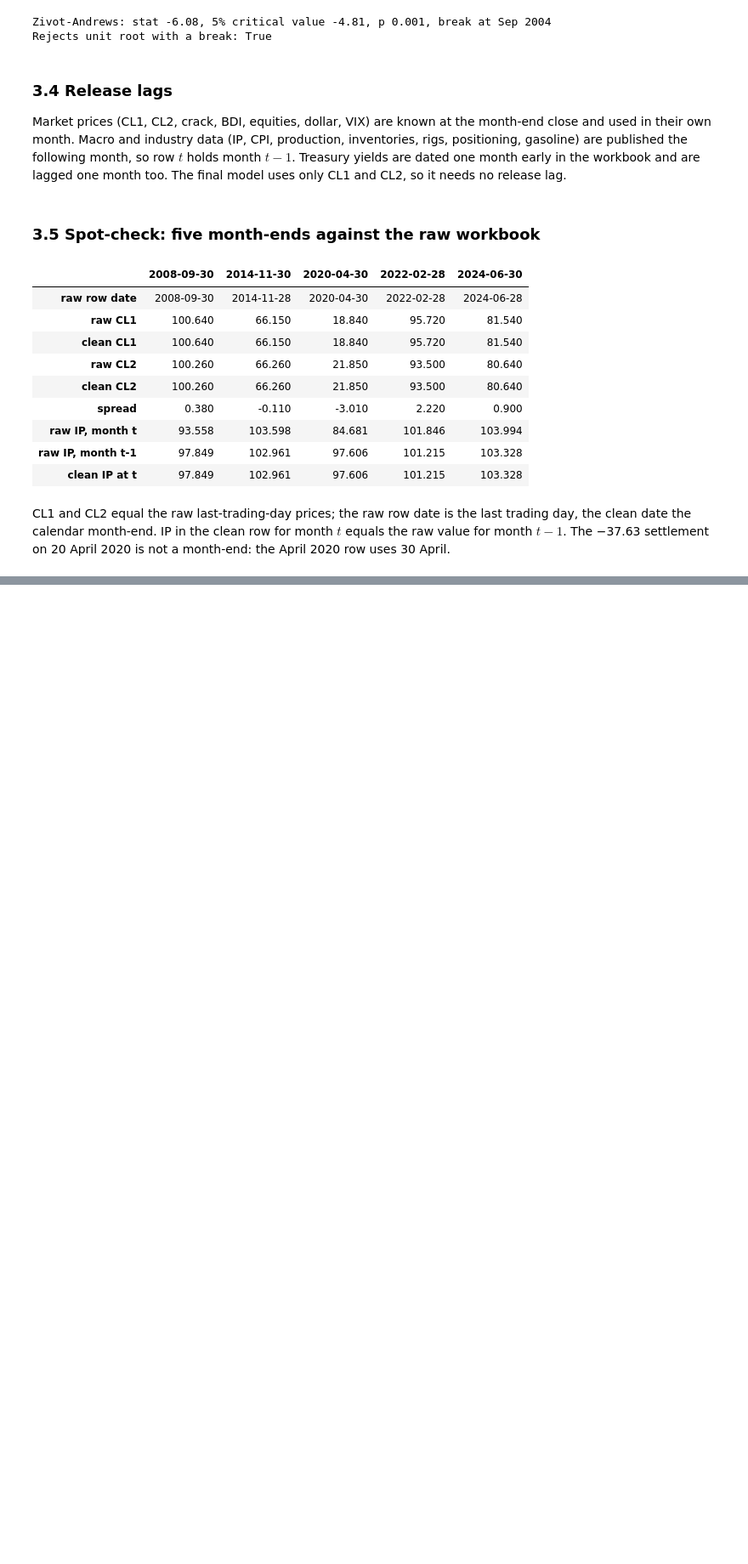
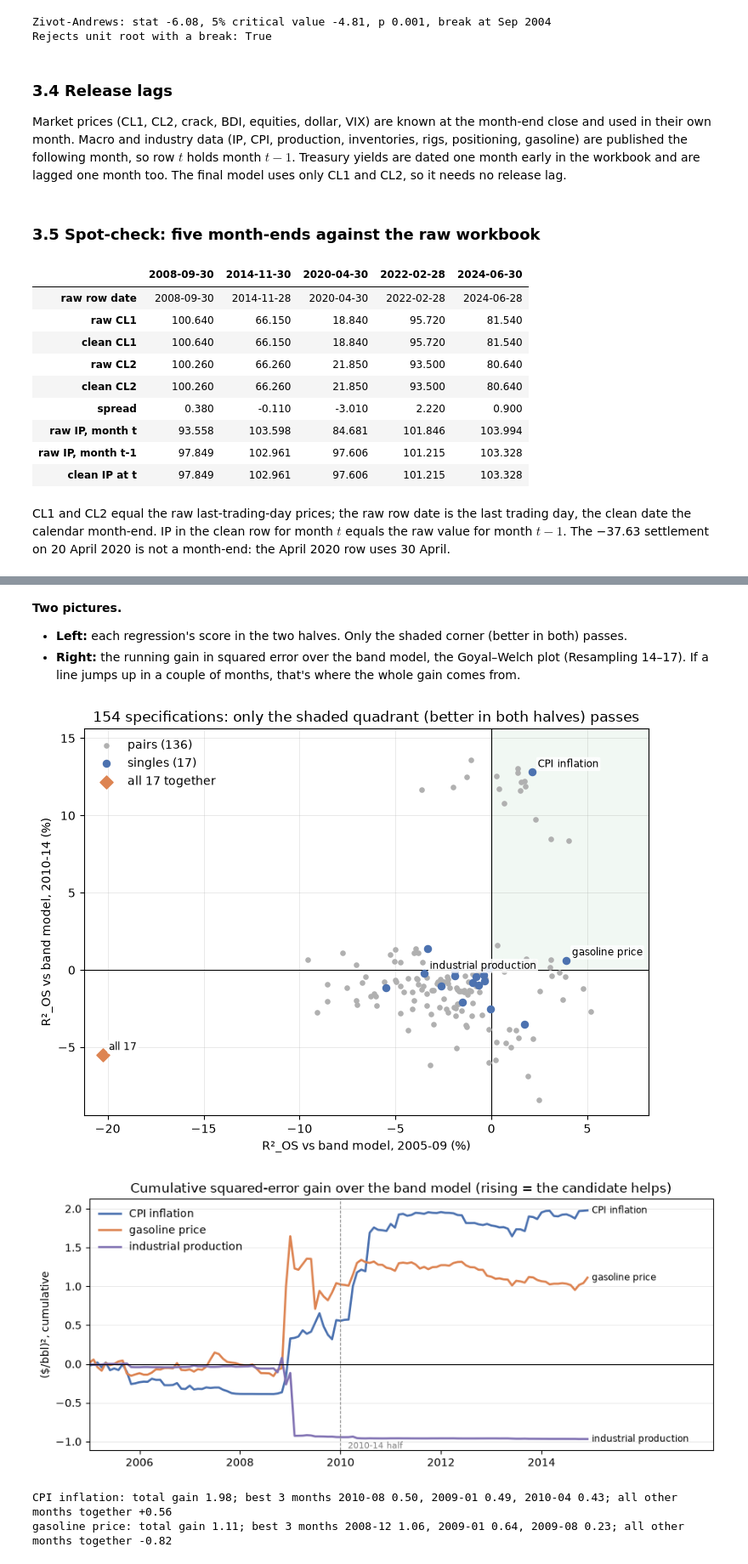
Before and after one commit to Adkid-Zephyr/fe-oil-group-work, a Jupyter notebook: oil-forecasting.ipynb, the cells around one changed output, grey strips where cells are left out. Shown at 85% size. Cells and saved outputs as stored; diff of their text form; code cells hidden in the pictures; blank space fills up the shorter version.

Commit message:
predictor explanation and diagnostics
Co-Authored-By: Claude Opus 5.5 <noreply@anthropic.com>

```diff
--- a/oil-forecasting.ipynb
+++ b/oil-forecasting.ipynb
@@ -629,0 +1035,16 @@ CL1 and CL2 equal the raw last-trading-day prices; the raw row date is the last
+# %%
+# The 17 singles (R²_OS in %, against the band model)
+R2_COLS = ["R²_OS 2005-14", "R²_OS 2005-09", "R²_OS 2010-14"]
+singles = grid[grid["kind"] == "single"].drop(columns="kind")
+singles.insert(0, "expected sign (4.1)", CANDIDATES["expected sign"])
+pairs = grid[grid["kind"] == "pair"]
+passing_singles = set(singles.index[singles["passes"]])
+members = {p: p.split(" + ") for p in pairs.index}
+new_pass = [p for p in pairs.index[pairs["passes"]] if not set(members[p]) & passing_singles]
+beats_members = [p for p in pairs.index if all(pairs.loc[p, h] > grid.loc[c, h] for c in members[p] for h in R2_COLS[1:])]
+yv4 = df4["y"].values
+view = singles[["expected sign (4.1)", *R2_COLS, "passes", "in-sample sign(s)", "F p (classic)", "Wald p (Newey-West)", "ΔBIC"]].copy()
+view[R2_COLS] = 100 * view[R2_COLS]
+print(f"Pairs: {int(pairs['passes'].sum())} of {len(pairs)} pass; {len(new_pass)} pass without a passing single in them; "
+      f"{len(beats_members)} beat both of their own members in both halves.")
+view.round(3)
@@ -629,0 +1072,58 @@ CL1 and CL2 equal the raw last-trading-day prices; the raw row date is the last
+# %% [markdown]
+**Two pictures.**
+- **Left:** each regression's score in the two halves. Only the shaded corner (better in both) passes.
+- **Right:** the running gain in squared error over the band model, the Goyal–Welch plot (Resampling 14–17). If a line jumps up in a couple of months, that's where the whole gain comes from.
+# %%
+# Chart 1: every specification's score in the two halves. Passing = top-right quadrant.
+fig, ax = plt.subplots(figsize=(7.5, 5.5))
+pct = 100 * grid[R2_COLS[1:]]
+ax.fill_between([0, 100], 0, 100, color="#55A868", alpha=0.08, lw=0)
+for kind, style in {"pair": dict(color="#B0B0B0", s=14, label="pairs (136)"),
+                    "single": dict(color="#4C72B0", s=34, label="singles (17)"),
+                    "all 17": dict(color="#DD8452", s=60, marker="D", label="all 17 together")}.items():
+    p = pct[grid["kind"] == kind]
+    ax.scatter(p.iloc[:, 0], p.iloc[:, 1], zorder=3, **style)
+for name in sorted(passing_singles) + ["industrial production", "all 17"]:
+    ax.annotate(name, (pct.loc[name].iloc[0], pct.loc[name].iloc[1]), xytext=(5, 4), zorder=4,
+                textcoords="offset points", fontsize=8.5,
+                bbox=dict(boxstyle="round,pad=0.15", fc="white", ec="none", alpha=0.85))
+ax.axhline(0, color="black", lw=0.8); ax.axvline(0, color="black", lw=0.8)
+lim_x = (pct.iloc[:, 0].min() - 1, pct.iloc[:, 0].max() + 3)
+lim_y = (pct.iloc[:, 1].min() - 1, pct.iloc[:, 1].max() + 2)
+ax.set_xlim(lim_x); ax.set_ylim(lim_y)
+ax.set_xlabel("R²_OS vs band model, 2005-09 (%)"); ax.set_ylabel("R²_OS vs band model, 2010-14 (%)")
+ax.set_title("154 specifications: only the shaded quadrant (better in both halves) passes")
+ax.legend(loc="upper left", frameon=False)
+ax.grid(lw=0.4, alpha=0.5); ax.set_axisbelow(True)
+fig.tight_layout(); fig.savefig(SEC4_RESULTS / "predictor_grid_halves.png", dpi=300); plt.show()
+
+# Chart 2: cumulative squared-error gain over the band model (Goyal-Welch style, Resampling 14-17)
+SHOW = sorted(passing_singles) + ["industrial production"]
+fig, ax = plt.subplots(figsize=(9, 4))
+x = pd.to_datetime(month4)
+for name, colour in zip(SHOW, ["#4C72B0", "#DD8452", "#8172B3"]):
+    cum = np.cumsum((y4 - f_bench) ** 2 - (y4 - grid_fc[name]) ** 2)
+    ax.plot(x, cum, color=colour, lw=2, label=name)
+    ax.annotate(name, (x[-1], cum[-1]), xytext=(4, 0), textcoords="offset points", va="center", fontsize=8.5)
+ax.axhline(0, color="black", lw=0.8)
+ax.axvline(pd.Timestamp("2010-01-01"), color="grey", lw=0.8, ls="--")
+ax.set_title("Cumulative squared-error gain over the band model (rising = the candidate helps)")
+ax.text(pd.Timestamp("2010-02-01"), ax.get_ylim()[0], " 2010-14 half", va="bottom", fontsize=8, color="grey")
+ax.set_ylabel(r"(\$/bbl)², cumulative")
+ax.legend(loc="upper left", frameon=False)
+ax.grid(axis="y", lw=0.4, alpha=0.5); ax.set_axisbelow(True)
+ax.set_xlim(x[0], x[-1] + pd.DateOffset(months=30))
+ax.set_xticks(pd.to_datetime([f"{yr}-01-01" for yr in range(2006, 2015, 2)]), [str(yr) for yr in range(2006, 2015, 2)])
+fig.tight_layout(); fig.savefig(SEC4_RESULTS / "predictor_grid_cumulative_gain.png", dpi=300); plt.show()
+
+# Where the two passing singles' gains come from
+for name in sorted(passing_singles):
+    gain = pd.Series((y4 - f_bench) ** 2 - (y4 - grid_fc[name]) ** 2, index=month4)
+    top = gain.sort_values(ascending=False).head(3)
+    print(f"{name}: total gain {gain.sum():.2f}; best 3 months " + ", ".join(f"{m_} {v:.2f}" for m_, v in top.items())
+          + f"; all other months together {gain.sum() - top.sum():+.2f}")
+# %% [output]
+[figure, added]
+[figure, added]
+CPI inflation: total gain 1.98; best 3 months 2010-08 0.50, 2009-01 0.49, 2010-04 0.43; all other months together +0.56
+gasoline price: total gain 1.11; best 3 months 2008-12 1.06, 2009-01 0.64, 2009-08 0.23; all other months together -0.82
```
Also changed, not shown: parts of 52 cells of this notebook, 27 other files.
